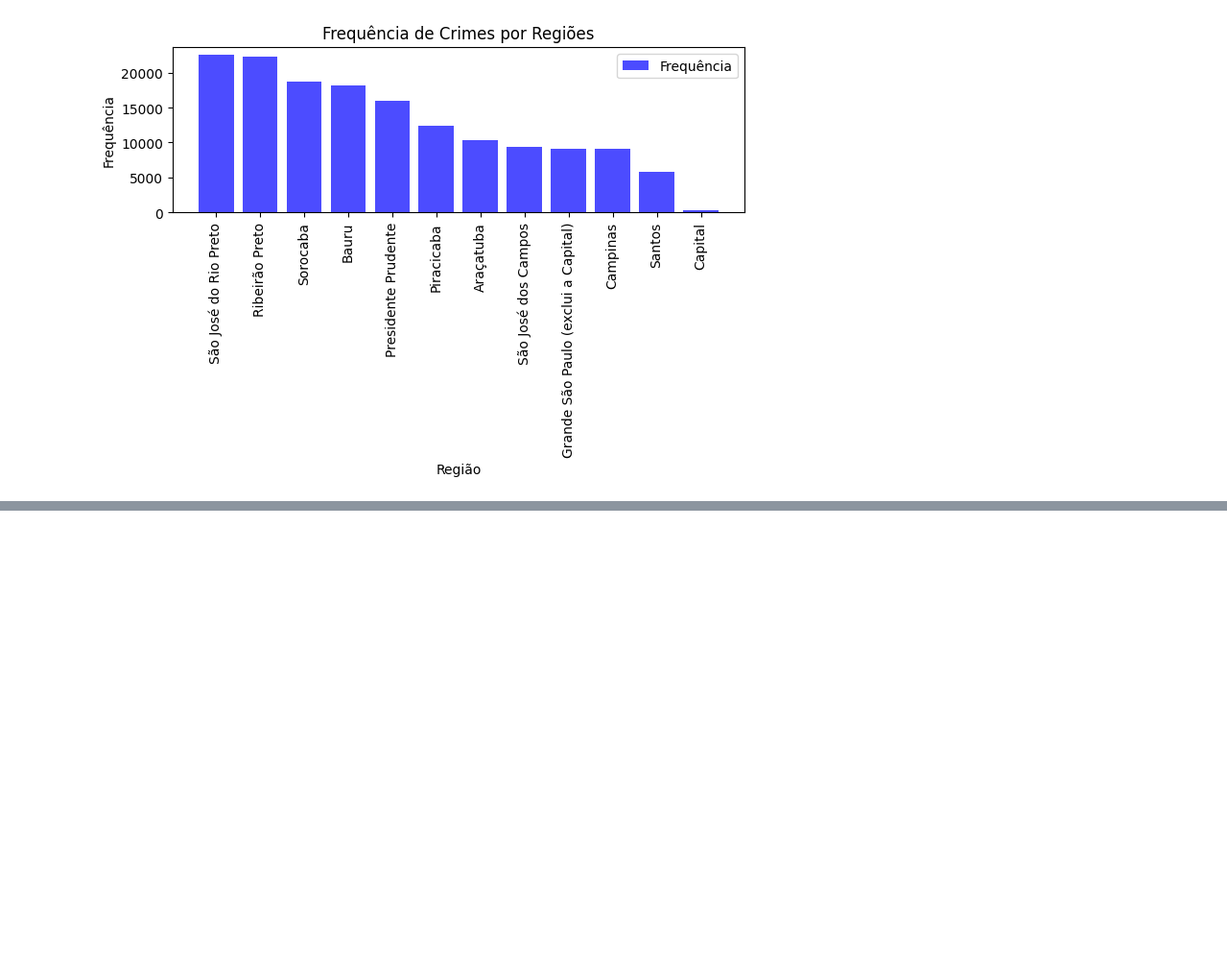
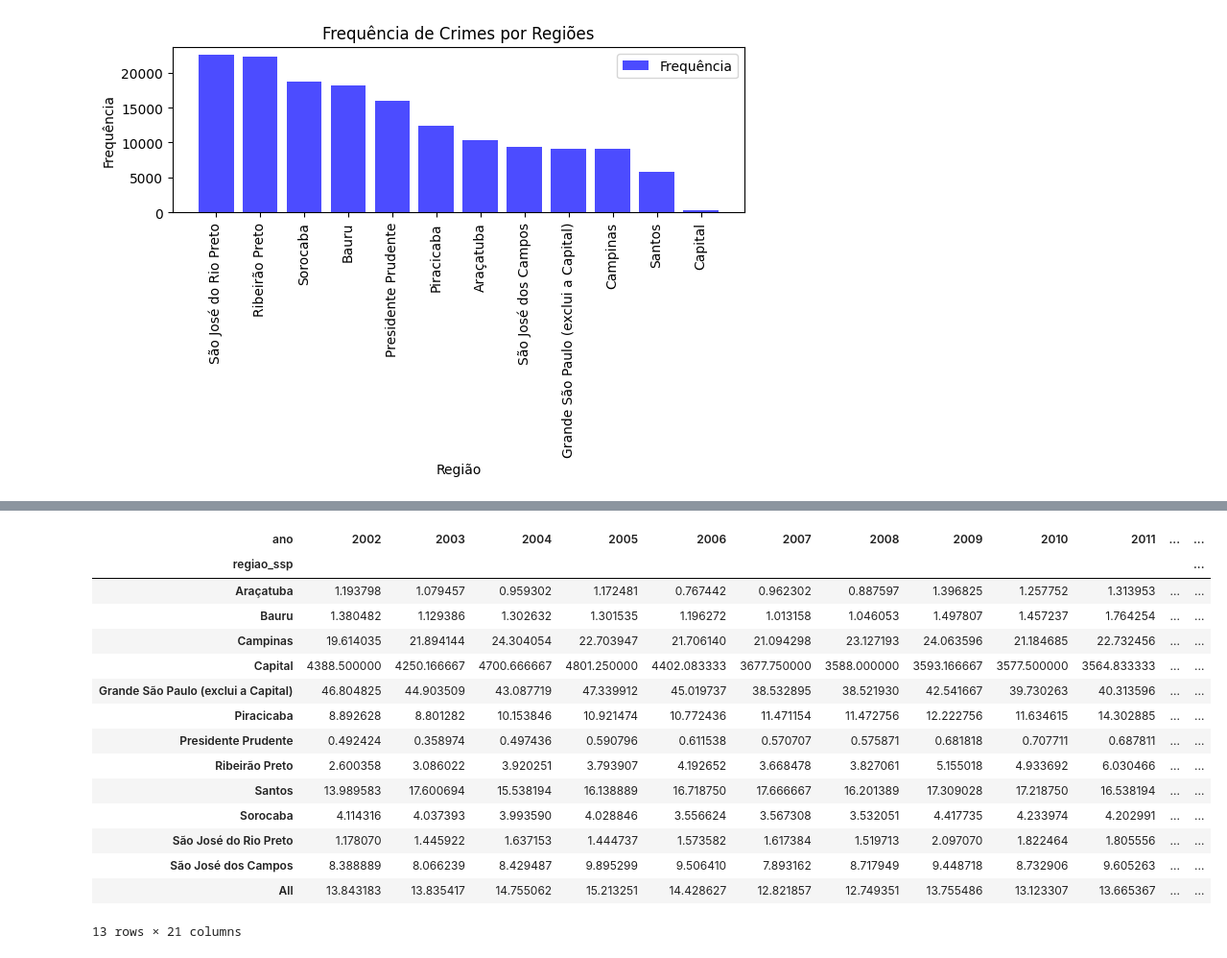
Before and after one commit to VinicMello/ibge_despesa_coletiva, a Jupyter notebook: notebook/main.ipynb, the cells around one changed output, grey strips where cells are left out. Shown: that part at 96% size. Drawn from its saved outputs; the diff is of its cells as text; code cells hidden in the pictures; blank space fills up the shorter version.

```diff
--- a/notebook/main.ipynb
+++ b/notebook/main.ipynb
@@ -184,0 +207,24 @@ Capital                                     240        0.155970
+# %%
+crimes_regiao_por_ano__furto_de_veiculo = pd.crosstab(dados['regiao_ssp'],
+                                                    dados['ano'],
+                                                    aggfunc='mean',
+                                                    values=dados['furto_de_veiculo'],
+                                                    margins=True)
+crimes_regiao_por_ano__furto_de_veiculo
+# %% [output]
+| ano | 2002 | 2003 | 2004 | 2005 | 2006 | 2007 | 2008 | 2009 | 2010 | 2011 | ... | ... |
+| regiao_ssp |  |  |  |  |  |  |  |  |  |  |  | ... |
+| Araçatuba | 1.193798 | 1.079457 | 0.959302 | 1.172481 | 0.767442 | 0.962302 | 0.887597 | 1.396825 | 1.257752 | 1.313953 | ... | ... |
+| Bauru | 1.380482 | 1.129386 | 1.302632 | 1.301535 | 1.196272 | 1.013158 | 1.046053 | 1.497807 | 1.457237 | 1.764254 | ... | ... |
+| Campinas | 19.614035 | 21.894144 | 24.304054 | 22.703947 | 21.706140 | 21.094298 | 23.127193 | 24.063596 | 21.184685 | 22.732456 | ... | ... |
+| Capital | 4388.500000 | 4250.166667 | 4700.666667 | 4801.250000 | 4402.083333 | 3677.750000 | 3588.000000 | 3593.166667 | 3577.500000 | 3564.833333 | ... | ... |
+| Grande São Paulo (exclui a Capital) | 46.804825 | 44.903509 | 43.087719 | 47.339912 | 45.019737 | 38.532895 | 38.521930 | 42.541667 | 39.730263 | 40.313596 | ... | ... |
+| Piracicaba | 8.892628 | 8.801282 | 10.153846 | 10.921474 | 10.772436 | 11.471154 | 11.472756 | 12.222756 | 11.634615 | 14.302885 | ... | ... |
+| Presidente Prudente | 0.492424 | 0.358974 | 0.497436 | 0.590796 | 0.611538 | 0.570707 | 0.575871 | 0.681818 | 0.707711 | 0.687811 | ... | ... |
+| Ribeirão Preto | 2.600358 | 3.086022 | 3.920251 | 3.793907 | 4.192652 | 3.668478 | 3.827061 | 5.155018 | 4.933692 | 6.030466 | ... | ... |
+| Santos | 13.989583 | 17.600694 | 15.538194 | 16.138889 | 16.718750 | 17.666667 | 16.201389 | 17.309028 | 17.218750 | 16.538194 | ... | ... |
+| Sorocaba | 4.114316 | 4.037393 | 3.993590 | 4.028846 | 3.556624 | 3.567308 | 3.532051 | 4.417735 | 4.233974 | 4.202991 | ... | ... |
+| São José do Rio Preto | 1.178070 | 1.445922 | 1.637153 | 1.444737 | 1.573582 | 1.617384 | 1.519713 | 2.097070 | 1.822464 | 1.805556 | ... | ... |
+| São José dos Campos | 8.388889 | 8.066239 | 8.429487 | 9.895299 | 9.506410 | 7.893162 | 8.717949 | 9.448718 | 8.732906 | 9.605263 | ... | ... |
+| All | 13.843183 | 13.835417 | 14.755062 | 15.213251 | 14.428627 | 12.821857 | 12.749351 | 13.755486 | 13.123307 | 13.665367 | ... | ... |
+13 rows × 21 columns
```
Also changed, not shown: parts of 2 cells of this notebook.
